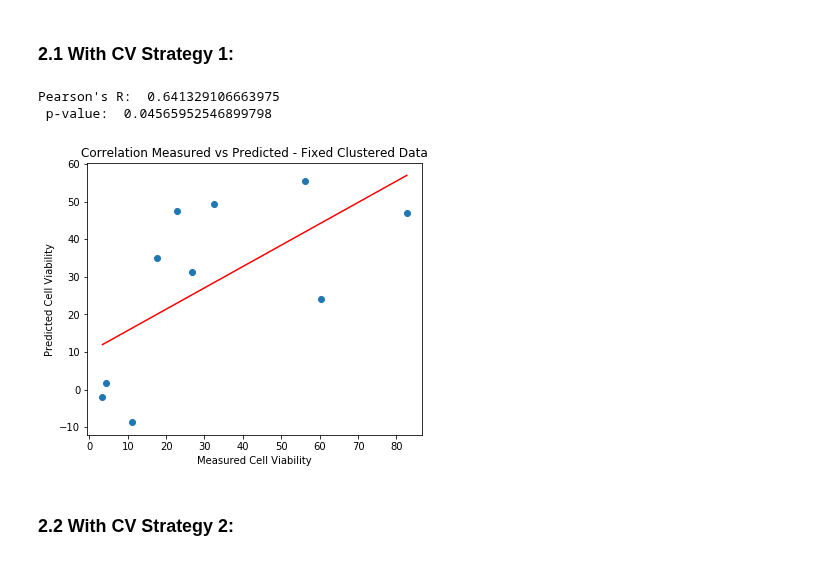
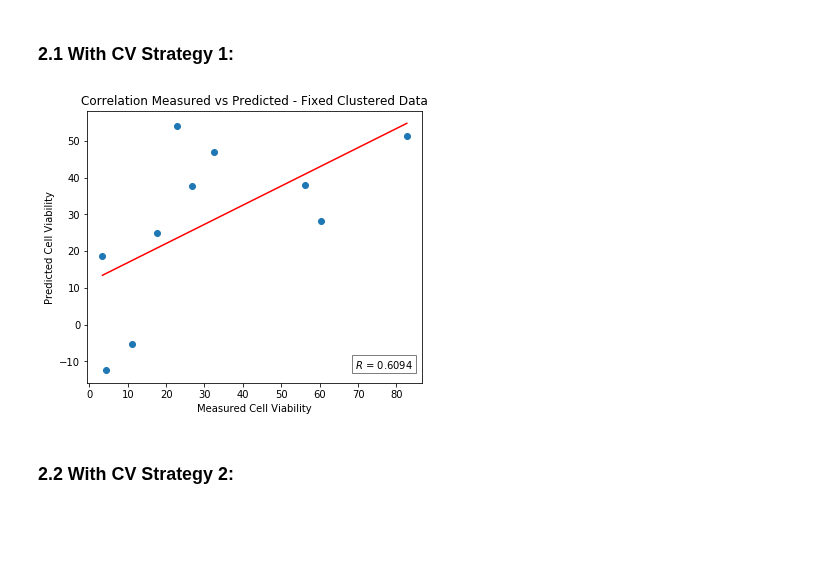
Before and after one commit to meyer-lab/DDMC, a Jupyter notebook: Figure2_kmeansPLSR.ipynb, the cells around one changed output. Cells and saved outputs as stored; diff of their text form; code cells hidden in the pictures; blank space fills up the shorter version.

```diff
--- a/Figure2_kmeansPLSR.ipynb
+++ b/Figure2_kmeansPLSR.ipynb
@@ -23,7 +23,7 @@ warnings.simplefilter("ignore")
 # %% [markdown]
 ### Phosphorylation measurements:
 # %%
-ABC_mc = preprocessing(motifs=True, Vfilter=False, FCfilter=True, log2T=True)
+ABC_mc = preprocessing(motifs=True, Vfilter=True, FCfilter=True, log2T=True)
 
 header = ABC_mc.columns
 treatments = ABC_mc.columns[2:]
@@ -115,19 +97,16 @@ CVresults_min.nlargest(20, "mean_test_scores")
 # %% [markdown]
 ## 2. Model Predicted vs Actual for best Hyperparameter Set
 # %%
-ncl, ncomp = 4, 4
+ncl, ncomp = 4, 2
 # %% [markdown]
 ### 2.1 With CV Strategy 1:
 # %%
-fig, axs = plt.subplots(1,1,figsize=(6,5))
-MeasuredVsPredicted_LOOCVplot(centers, Y_cv, PLSRegression(ncomp), fig, "none", axs)
-plt.title("Correlation Measured vs Predicted - Fixed Clustered Data")
-plt.xlabel("Measured Cell Viability")
-plt.ylabel("Predicted Cell Viability");
+fig, ax = plt.subplots(1,1,figsize=(6,5))
+
+plotMeasuredVsPredicted(ax, PLSRegression(ncomp), centers, Y_cv)
+plt.title("Correlation Measured vs Predicted - Fixed Clustered Data");
 # %% [output]
-Pearson's R:  0.641329106663975
- p-value:  0.04565952546899798
-[figure, old version]
+[figure, new version]
 # %% [markdown]
 ### 2.2 With CV Strategy 2:
 # %%
```
Also changed, not shown: parts of 10 cells of this notebook, 6 other files.
